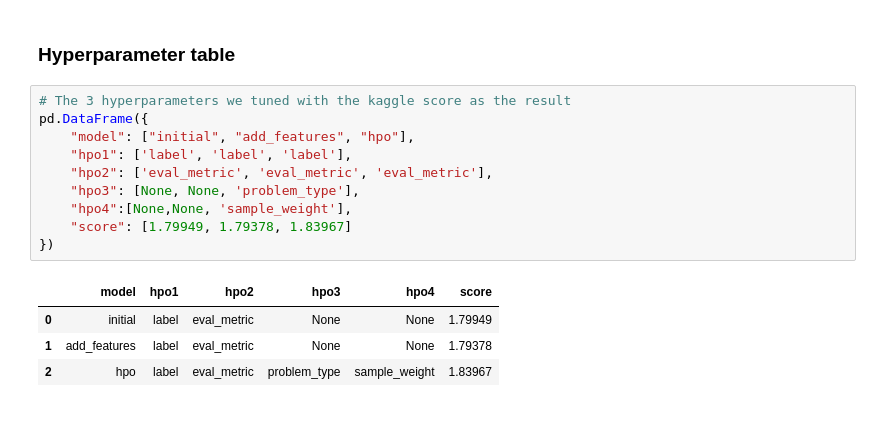
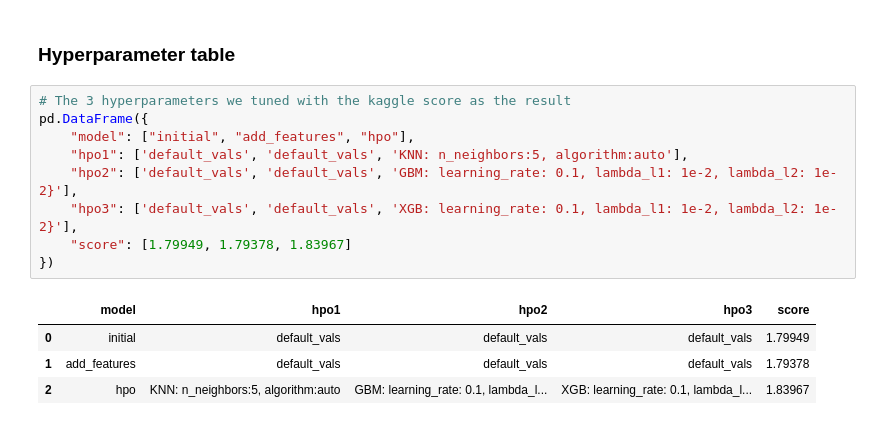
Before and after one commit to gbadose/bike-sharing-ML, a Jupyter notebook: bike-share.ipynb, the cells around one changed output. Drawn from its saved outputs; the diff is of its cells as text.

```diff
--- a/bike-share.ipynb
+++ b/bike-share.ipynb
@@ -566,15 +591,14 @@ fig.savefig('model_test_score.png')
 # %%
 # The 3 hyperparameters we tuned with the kaggle score as the result
 pd.DataFrame({
     "model": ["initial", "add_features", "hpo"],
-    "hpo1": ['label', 'label', 'label'],
-    "hpo2": ['eval_metric', 'eval_metric', 'eval_metric'],
-    "hpo3": [None, None, 'problem_type'],
-    "hpo4":[None,None, 'sample_weight'],
+    "hpo1": ['default_vals', 'default_vals', 'KNN: n_neighbors:5, algorithm:auto'],
+    "hpo2": ['default_vals', 'default_vals', 'GBM: learning_rate: 0.1, lambda_l1: 1e-2, lambda_l2: 1e-2}'],
+    "hpo3": ['default_vals', 'default_vals', 'XGB: learning_rate: 0.1, lambda_l1: 1e-2, lambda_l2: 1e-2}'],
     "score": [1.79949, 1.79378, 1.83967]
 })
 # %% [output]
-|  | model | hpo1 | hpo2 | hpo3 | hpo4 | score |
-| 0 | initial | label | eval_metric | None | None | 1.79949 |
-| 1 | add_features | label | eval_metric | None | None | 1.79378 |
-| 2 | hpo | label | eval_metric | problem_type | sample_weight | 1.83967 |
+|  | model | hpo1 | hpo2 | hpo3 | score |
+| 0 | initial | default_vals | default_vals | default_vals | 1.79949 |
+| 1 | add_features | default_vals | default_vals | default_vals | 1.79378 |
+| 2 | hpo | KNN: n_neighbors:5, algorithm:auto | GBM: learning_rate: 0.1, lambda_l... | XGB: learning_rate: 0.1, lambda_l... | 1.83967 |
```
Also changed, not shown: parts of 17 cells of this notebook, 8 other files.
